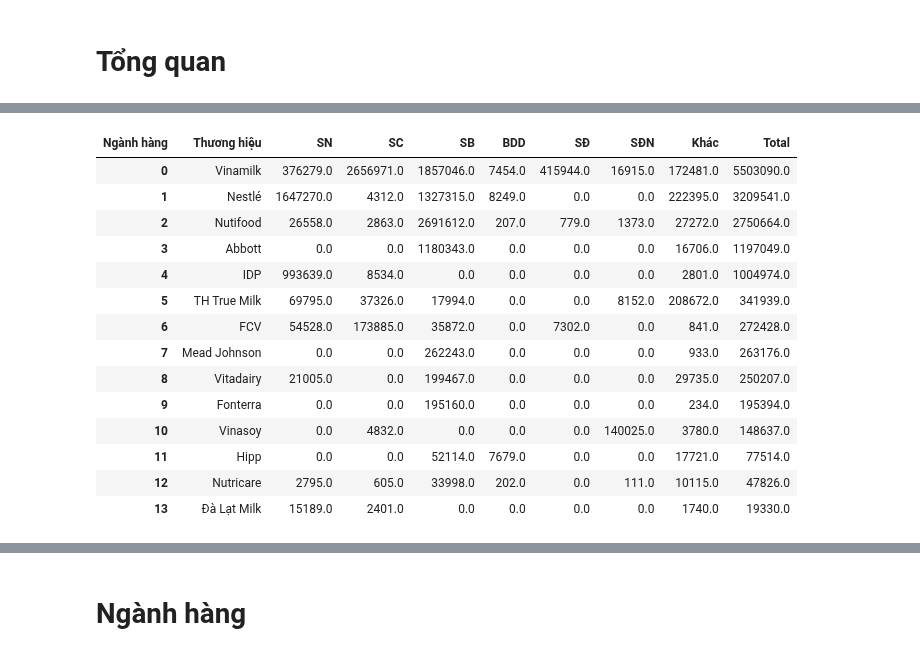
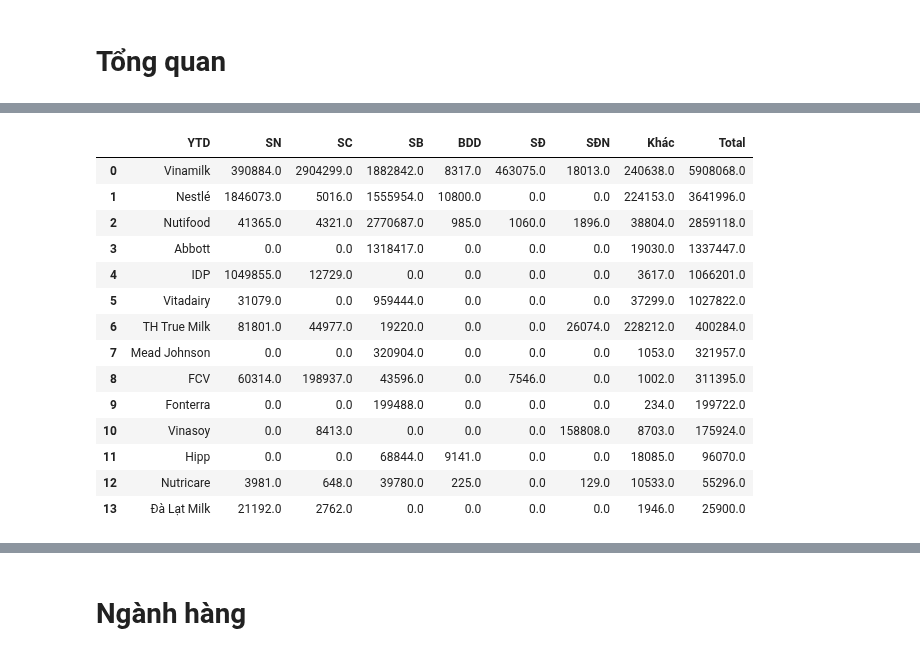
Before and after one commit to kimhueee/Brand-Social-Listening, a Jupyter notebook: Monthly Vinamilk.ipynb, the cells around one changed output, grey strips where cells are left out. Drawn from its saved outputs; the diff is of its cells as text; code cells hidden in the pictures.

```diff
--- a/Monthly Vinamilk.ipynb
+++ b/Monthly Vinamilk.ipynb
@@ -2,9 +2,9 @@
 import pandas as pd
 import re
 # %%
-sh_sentiment = pd.read_excel(r"C:\Users\Kompa-KTelt056\Desktop\Data Kompa\Vinamilk\Tính 23.07.2024.xlsx", sheet_name='Sentiment')
-sh_relevant = pd.read_excel(r"C:\Users\Kompa-KTelt056\Desktop\Data Kompa\Vinamilk\Tính 23.07.2024.xlsx", sheet_name='Relevant')
-sh_channel = pd.read_excel(r"C:\Users\Kompa-KTelt056\Desktop\Data Kompa\Vinamilk\Tính 23.07.2024.xlsx", sheet_name='Channel')
+sh_sentiment = pd.read_excel(r"C:\Users\Kompa-KTelt056\Desktop\Data Kompa\Vinamilk\Tính 20.08.2024.xlsx", sheet_name='Sentiment')
+sh_relevant = pd.read_excel(r"C:\Users\Kompa-KTelt056\Desktop\Data Kompa\Vinamilk\Tính 20.08.2024.xlsx", sheet_name='Relevant')
+sh_channel = pd.read_excel(r"C:\Users\Kompa-KTelt056\Desktop\Data Kompa\Vinamilk\Tính 20.08.2024.xlsx", sheet_name='Channel')
 # %% [markdown]
 # Phân tích biến
 # %% [markdown]
@@ -413,27 +418,28 @@ with pd.ExcelWriter(r"C:\Users\Kompa-KTelt056\Desktop\Data Kompa\Vinamilk\final.
 # %%
 #Category
 filtered_sh_sentiment = sh_sentiment[(sh_sentiment["Thời gian"].str.contains(year,na=False) & ~sh_sentiment["Thương hiệu"].isin(exclude_brands))]
-cate = filtered_sh_sentiment.pivot_table(index='Thương hiệu', columns='Ngành hàng', values='Total new', aggfunc='sum').round(decimals=0).fillna(0)
-cate['Total'] = cate.sum(axis=1)
-cate = cate.sort_values(by="Total",ascending=False)
-cate.reset_index(inplace=True)
-cate['BDD'] = cate[['BDD','BAD']].sum(axis=1)
-cate['Khác'] = cate['Total'] - cate[['SN','SC','SB','BDD','SĐ','SĐN']].sum(axis=1)
-cate = cate[['Thương hiệu','SN','SC','SB','BDD','SĐ','SĐN','Khác','Total']]
-cate
+cate_ytd = filtered_sh_sentiment.pivot_table(index='Thương hiệu', columns='Ngành hàng', values='Total new', aggfunc='sum').round(decimals=0).fillna(0)
+cate_ytd['Total'] = cate_ytd.sum(axis=1)
+cate_ytd = cate_ytd.sort_values(by="Total",ascending=False)
+cate_ytd.reset_index(inplace=True)
+cate_ytd['BDD'] = cate_ytd[['BDD','BAD']].sum(axis=1)
+cate_ytd['Khác'] = cate_ytd['Total'] - cate_ytd[['SN','SC','SB','BDD','SĐ','SĐN']].sum(axis=1)
+cate_ytd = cate_ytd[['Thương hiệu','SN','SC','SB','BDD','SĐ','SĐN','Khác','Total']]
+cate_ytd.columns = ['YTD','SN','SC','SB','BDD','SĐ','SĐN','Khác','Total']
+cate_ytd
 # %% [output]
-| Ngành hàng | Thương hiệu | SN | SC | SB | BDD | SĐ | SĐN | Khác | Total |
-| 0 | Vinamilk | 376279.0 | 2656971.0 | 1857046.0 | 7454.0 | 415944.0 | 16915.0 | 172481.0 | 5503090.0 |
-| 1 | Nestlé | 1647270.0 | 4312.0 | 1327315.0 | 8249.0 | 0.0 | 0.0 | 222395.0 | 3209541.0 |
-| 2 | Nutifood | 26558.0 | 2863.0 | 2691612.0 | 207.0 | 779.0 | 1373.0 | 27272.0 | 2750664.0 |
-| 3 | Abbott | 0.0 | 0.0 | 1180343.0 | 0.0 | 0.0 | 0.0 | 16706.0 | 1197049.0 |
-| 4 | IDP | 993639.0 | 8534.0 | 0.0 | 0.0 | 0.0 | 0.0 | 2801.0 | 1004974.0 |
-| 5 | TH True Milk | 69795.0 | 37326.0 | 17994.0 | 0.0 | 0.0 | 8152.0 | 208672.0 | 341939.0 |
-| 6 | FCV | 54528.0 | 173885.0 | 35872.0 | 0.0 | 7302.0 | 0.0 | 841.0 | 272428.0 |
-| 7 | Mead Johnson | 0.0 | 0.0 | 262243.0 | 0.0 | 0.0 | 0.0 | 933.0 | 263176.0 |
-| 8 | Vitadairy | 21005.0 | 0.0 | 199467.0 | 0.0 | 0.0 | 0.0 | 29735.0 | 250207.0 |
-| 9 | Fonterra | 0.0 | 0.0 | 195160.0 | 0.0 | 0.0 | 0.0 | 234.0 | 195394.0 |
-| 10 | Vinasoy | 0.0 | 4832.0 | 0.0 | 0.0 | 0.0 | 140025.0 | 3780.0 | 148637.0 |
-| 11 | Hipp | 0.0 | 0.0 | 52114.0 | 7679.0 | 0.0 | 0.0 | 17721.0 | 77514.0 |
-| 12 | Nutricare | 2795.0 | 605.0 | 33998.0 | 202.0 | 0.0 | 111.0 | 10115.0 | 47826.0 |
-| 13 | Đà Lạt Milk | 15189.0 | 2401.0 | 0.0 | 0.0 | 0.0 | 0.0 | 1740.0 | 19330.0 |
+|  | YTD | SN | SC | SB | BDD | SĐ | SĐN | Khác | Total |
+| 0 | Vinamilk | 390884.0 | 2904299.0 | 1882842.0 | 8317.0 | 463075.0 | 18013.0 | 240638.0 | 5908068.0 |
+| 1 | Nestlé | 1846073.0 | 5016.0 | 1555954.0 | 10800.0 | 0.0 | 0.0 | 224153.0 | 3641996.0 |
+| 2 | Nutifood | 41365.0 | 4321.0 | 2770687.0 | 985.0 | 1060.0 | 1896.0 | 38804.0 | 2859118.0 |
+| 3 | Abbott | 0.0 | 0.0 | 1318417.0 | 0.0 | 0.0 | 0.0 | 19030.0 | 1337447.0 |
+| 4 | IDP | 1049855.0 | 12729.0 | 0.0 | 0.0 | 0.0 | 0.0 | 3617.0 | 1066201.0 |
+| 5 | Vitadairy | 31079.0 | 0.0 | 959444.0 | 0.0 | 0.0 | 0.0 | 37299.0 | 1027822.0 |
+| 6 | TH True Milk | 81801.0 | 44977.0 | 19220.0 | 0.0 | 0.0 | 26074.0 | 228212.0 | 400284.0 |
+| 7 | Mead Johnson | 0.0 | 0.0 | 320904.0 | 0.0 | 0.0 | 0.0 | 1053.0 | 321957.0 |
+| 8 | FCV | 60314.0 | 198937.0 | 43596.0 | 0.0 | 7546.0 | 0.0 | 1002.0 | 311395.0 |
+| 9 | Fonterra | 0.0 | 0.0 | 199488.0 | 0.0 | 0.0 | 0.0 | 234.0 | 199722.0 |
+| 10 | Vinasoy | 0.0 | 8413.0 | 0.0 | 0.0 | 0.0 | 158808.0 | 8703.0 | 175924.0 |
+| 11 | Hipp | 0.0 | 0.0 | 68844.0 | 9141.0 | 0.0 | 0.0 | 18085.0 | 96070.0 |
+| 12 | Nutricare | 3981.0 | 648.0 | 39780.0 | 225.0 | 0.0 | 129.0 | 10533.0 | 55296.0 |
+| 13 | Đà Lạt Milk | 21192.0 | 2762.0 | 0.0 | 0.0 | 0.0 | 0.0 | 1946.0 | 25900.0 |
```
Also changed, not shown: parts of 36 cells of this notebook.
